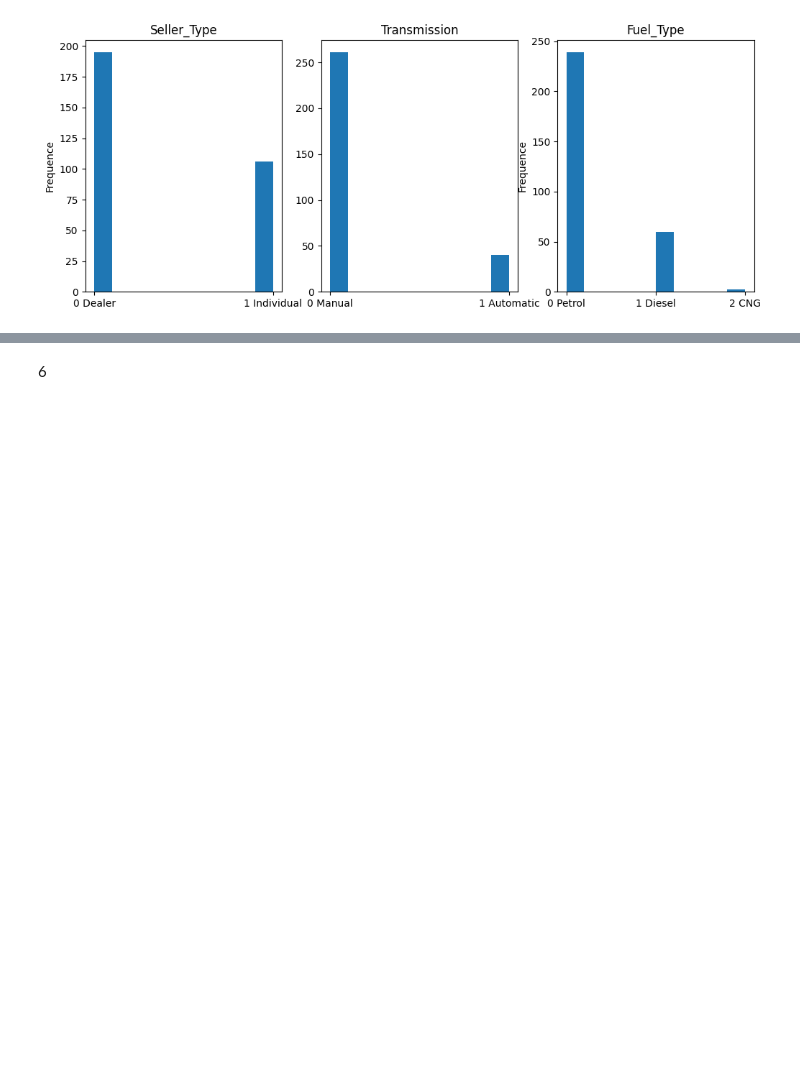
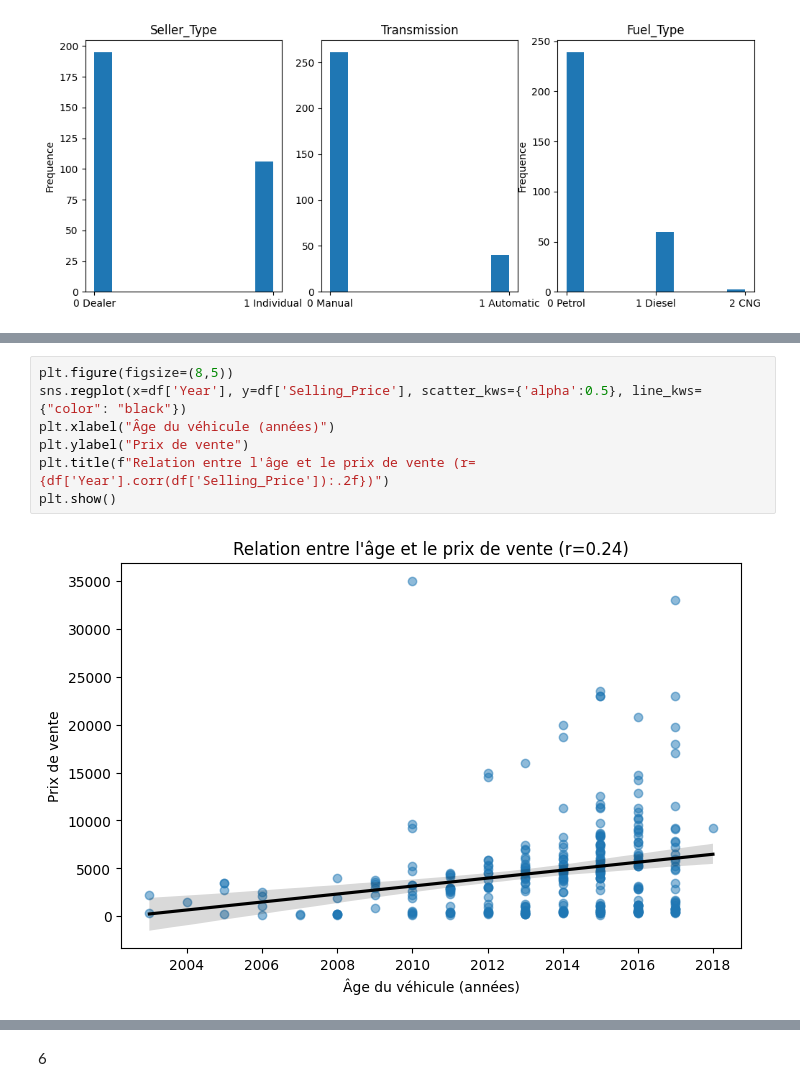
Before and after one commit to ilyes-chabab/new-car, a Jupyter notebook: analysis.ipynb, the cells around one changed output, grey strips where cells are left out. Drawn from its saved outputs; the diff is of its cells as text; blank space fills up the shorter version.

```diff
--- a/analysis.ipynb
+++ b/analysis.ipynb
@@ -93,0 +129,9 @@ plt.show()
+# %%
+plt.figure(figsize=(8,5))
+sns.regplot(x=df['Year'], y=df['Selling_Price'], scatter_kws={'alpha':0.5}, line_kws={"color": "black"})
+plt.xlabel("Âge du véhicule (années)")
+plt.ylabel("Prix de vente")
+plt.title(f"Relation entre l'âge et le prix de vente (r={df['Year'].corr(df['Selling_Price']):.2f})")
+plt.show()
+# %% [output]
+[figure, added]
```
Also changed, not shown: parts of 23 cells of this notebook, 2 other files.
